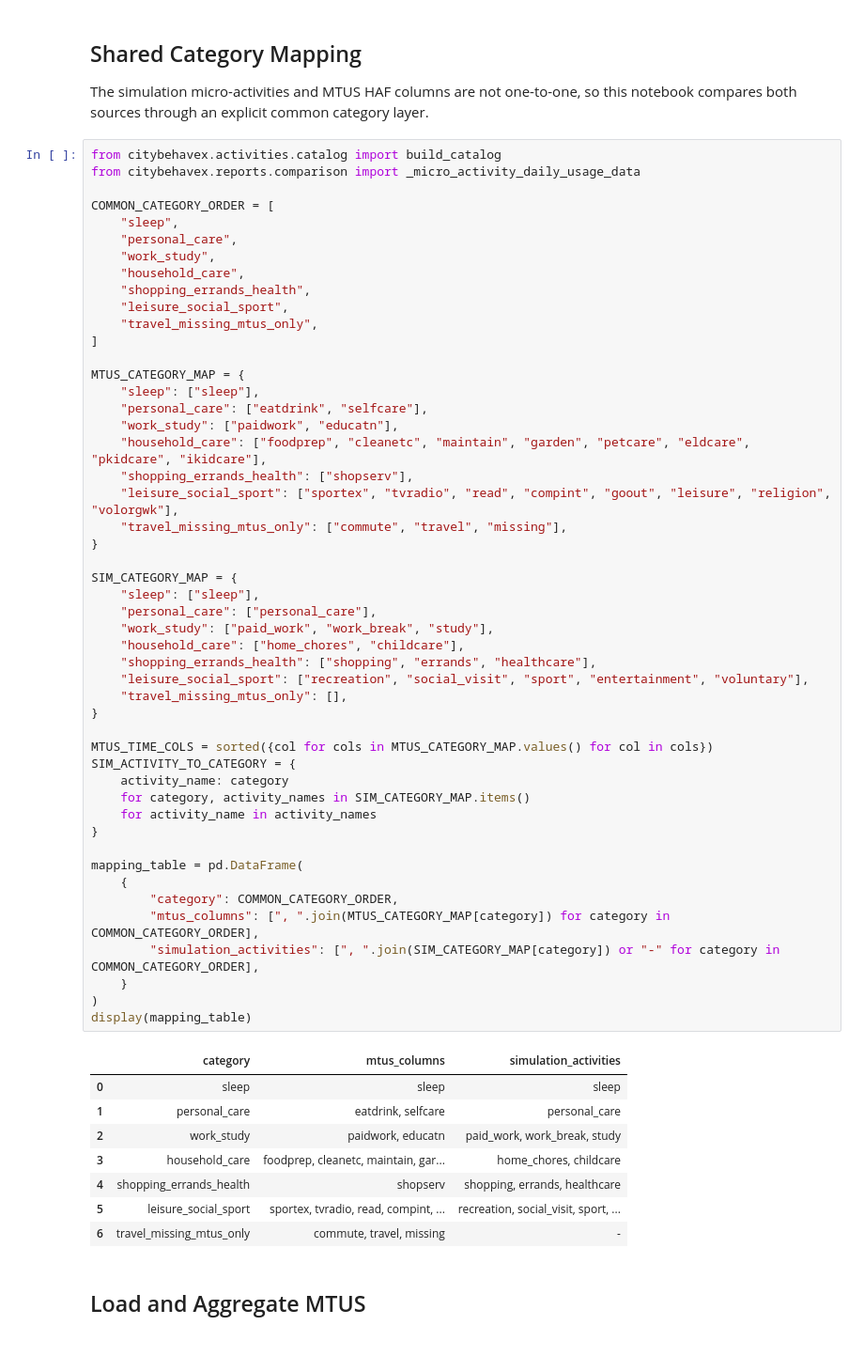
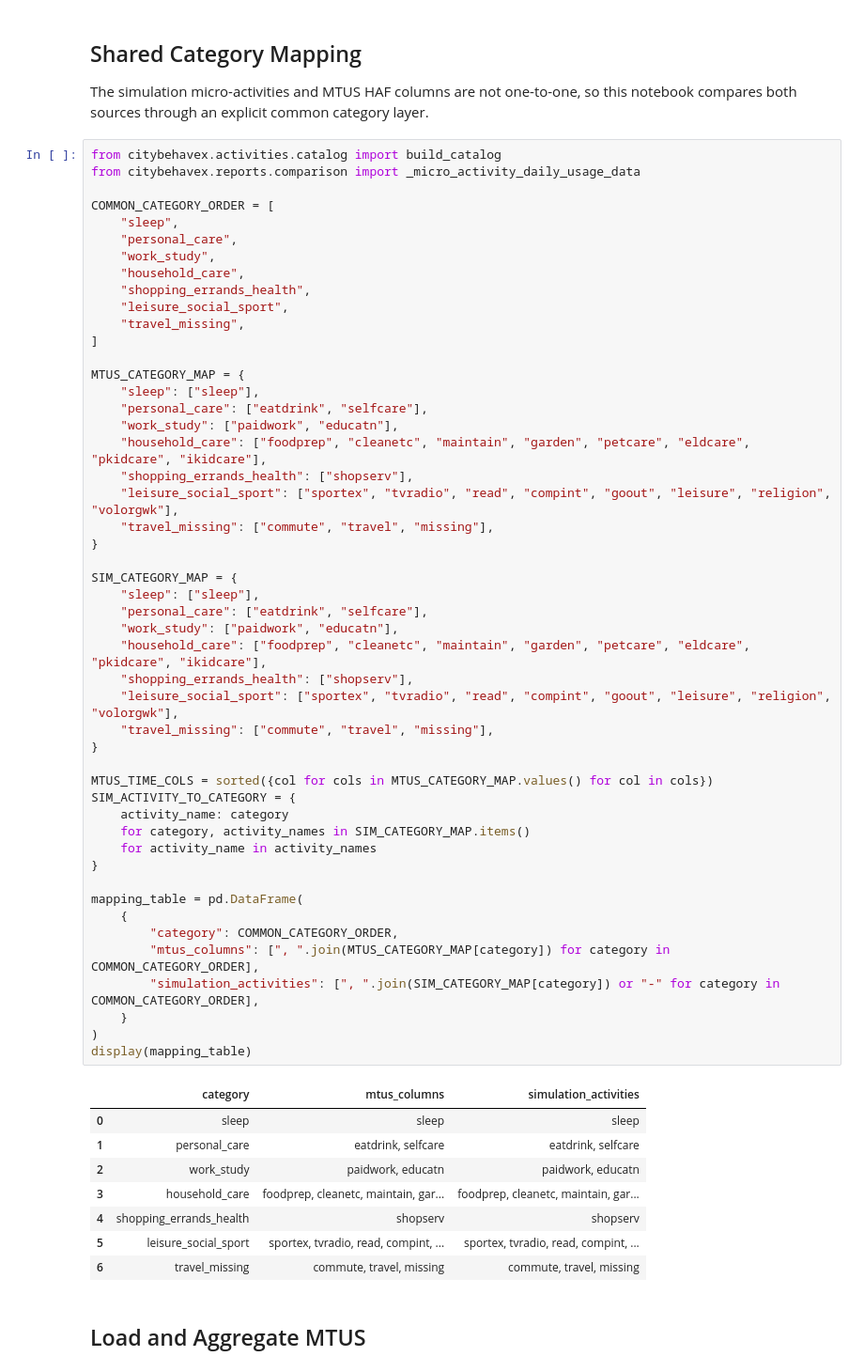
Before and after one commit to gefgu/citybehavex, a Jupyter notebook: notebooks/00_ile_de_france_exploration/04_mtus_comparision.ipynb, the cells around one changed output. Shown at 94% size. Drawn from its saved outputs; the diff is of its cells as text.

```diff
--- a/notebooks/00_ile_de_france_exploration/04_mtus_comparision.ipynb
+++ b/notebooks/00_ile_de_france_exploration/04_mtus_comparision.ipynb
@@ -57,53 +60,53 @@ COMMON_CATEGORY_ORDER = [
     "household_care",
     "shopping_errands_health",
     "leisure_social_sport",
-    "travel_missing_mtus_only",
+    "travel_missing",
 ]
 
 MTUS_CATEGORY_MAP = {
     "sleep": ["sleep"],
     "personal_care": ["eatdrink", "selfcare"],
     "work_study": ["paidwork", "educatn"],
     "household_care": ["foodprep", "cleanetc", "maintain", "garden", "petcare", "eldcare", "pkidcare", "ikidcare"],
     "shopping_errands_health": ["shopserv"],
     "leisure_social_sport": ["sportex", "tvradio", "read", "compint", "goout", "leisure", "religion", "volorgwk"],
-    "travel_missing_mtus_only": ["commute", "travel", "missing"],
+    "travel_missing": ["commute", "travel", "missing"],
 }
 
 SIM_CATEGORY_MAP = {
     "sleep": ["sleep"],
-    "personal_care": ["personal_care"],
-    "work_study": ["paid_work", "work_break", "study"],
-    "household_care": ["home_chores", "childcare"],
-    "shopping_errands_health": ["shopping", "errands", "healthcare"],
-    "leisure_social_sport": ["recreation", "social_visit", "sport", "entertainment", "voluntary"],
-    "travel_missing_mtus_only": [],
+    "personal_care": ["eatdrink", "selfcare"],
+    "work_study": ["paidwork", "educatn"],
+    "household_care": ["foodprep", "cleanetc", "maintain", "garden", "petcare", "eldcare", "pkidcare", "ikidcare"],
+    "shopping_errands_health": ["shopserv"],
+    "leisure_social_sport": ["sportex", "tvradio", "read", "compint", "goout", "leisure", "religion", "volorgwk"],
+    "travel_missing": ["commute", "travel", "missing"],
 }
 
 MTUS_TIME_COLS = sorted({col for cols in MTUS_CATEGORY_MAP.values() for col in cols})
 SIM_ACTIVITY_TO_CATEGORY = {
     activity_name: category
     for category, activity_names in SIM_CATEGORY_MAP.items()
     for activity_name in activity_names
 }
 
 mapping_table = pd.DataFrame(
     {
         "category": COMMON_CATEGORY_ORDER,
         "mtus_columns": [", ".join(MTUS_CATEGORY_MAP[category]) for category in COMMON_CATEGORY_ORDER],
         "simulation_activities": [", ".join(SIM_CATEGORY_MAP[category]) or "-" for category in COMMON_CATEGORY_ORDER],
     }
 )
 display(mapping_table)
 # %% [output]
 |  | category | mtus_columns | simulation_activities |
 | 0 | sleep | sleep | sleep |
-| 1 | personal_care | eatdrink, selfcare | personal_care |
-| 2 | work_study | paidwork, educatn | paid_work, work_break, study |
-| 3 | household_care | foodprep, cleanetc, maintain, gar... | home_chores, childcare |
-| 4 | shopping_errands_health | shopserv | shopping, errands, healthcare |
-| 5 | leisure_social_sport | sportex, tvradio, read, compint, ... | recreation, social_visit, sport, ... |
-| 6 | travel_missing_mtus_only | commute, travel, missing | - |
+| 1 | personal_care | eatdrink, selfcare | eatdrink, selfcare |
+| 2 | work_study | paidwork, educatn | paidwork, educatn |
+| 3 | household_care | foodprep, cleanetc, maintain, gar... | foodprep, cleanetc, maintain, gar... |
+| 4 | shopping_errands_health | shopserv | shopserv |
+| 5 | leisure_social_sport | sportex, tvradio, read, compint, ... | sportex, tvradio, read, compint, ... |
+| 6 | travel_missing | commute, travel, missing | commute, travel, missing |
 # %% [markdown]
 ## Load and Aggregate MTUS
 # %%
```
Also changed, not shown: parts of 7 cells of this notebook, 15 other files.
